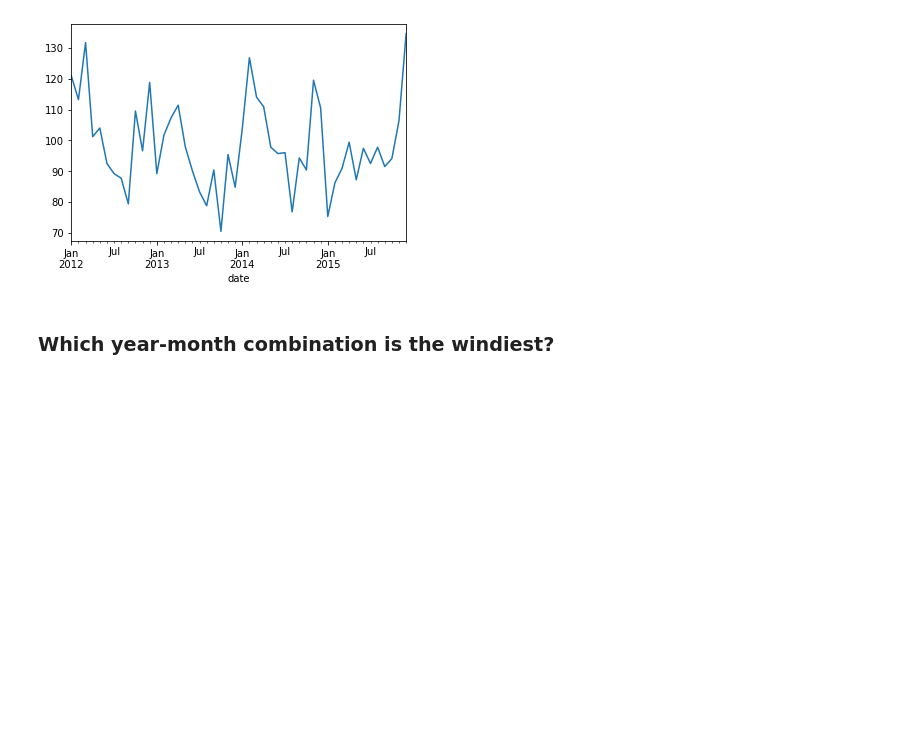
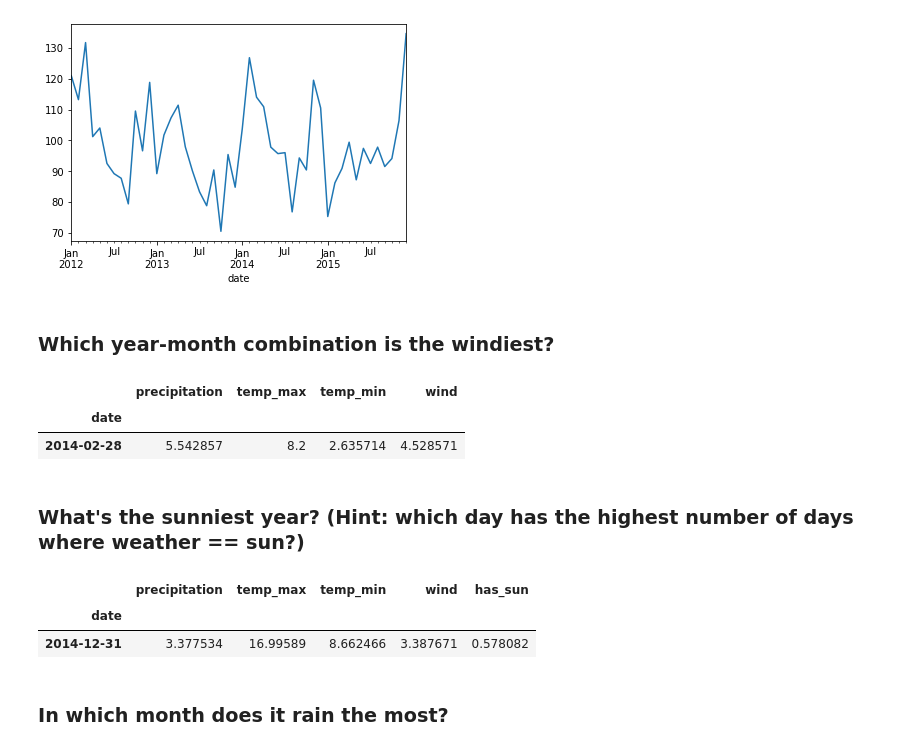
Before and after one commit to KristineCabanela/time-series-exercises, a Jupyter notebook: timeseries.data.ipynb, the cells around one changed output. Cells and saved outputs as stored; diff of their text form; code cells hidden in the pictures; blank space fills up the shorter version.

```diff
--- a/timeseries.data.ipynb
+++ b/timeseries.data.ipynb
@@ -198,3 +198,15 @@ df.wind.plot()
 [figure]
 # %% [markdown]
 ### Which year-month combination is the windiest?
+# %%
+df = data.seattle_weather()
+
+df = df.set_index('date')
+
+df = df.resample('M').mean()
+
+df.loc[df['wind']== df.wind.max()]
+# %% [output]
+|  | precipitation | temp_max | temp_min | wind |
+| date |  |  |  |  |
+| 2014-02-28 | 5.542857 | 8.2 | 2.635714 | 4.528571 |
@@ -200,0 +215,16 @@ df.wind.plot()
+# %% [markdown]
+### What's the sunniest year? (Hint: which day has the highest number of days where weather == sun?)
+# %%
+df = data.seattle_weather()
+df = df.set_index('date')
+df.loc[df['weather']== 'sun', 'has_sun'] = True
+df.has_sun = df.has_sun.fillna(False)
+df = df.resample('Y').mean()
+# %%
+df.loc[df['has_sun']== df.has_sun.max()]
+# %% [output]
+|  | precipitation | temp_max | temp_min | wind | has_sun |
+| date |  |  |  |  |  |
+| 2014-12-31 | 3.377534 | 16.99589 | 8.662466 | 3.387671 | 0.578082 |
+# %% [markdown]
+### In which month does it rain the most?
```
Also changed, not shown: parts of 6 cells of this notebook.
